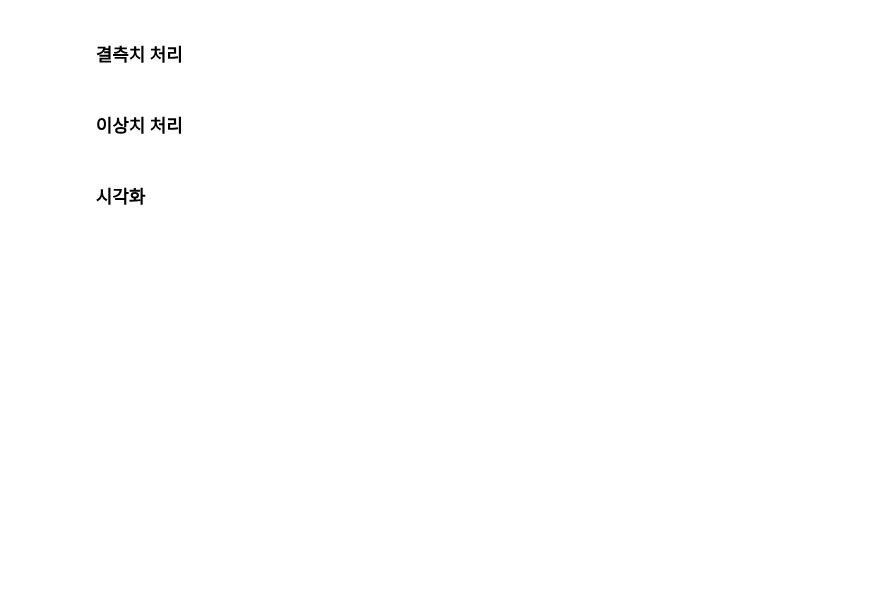
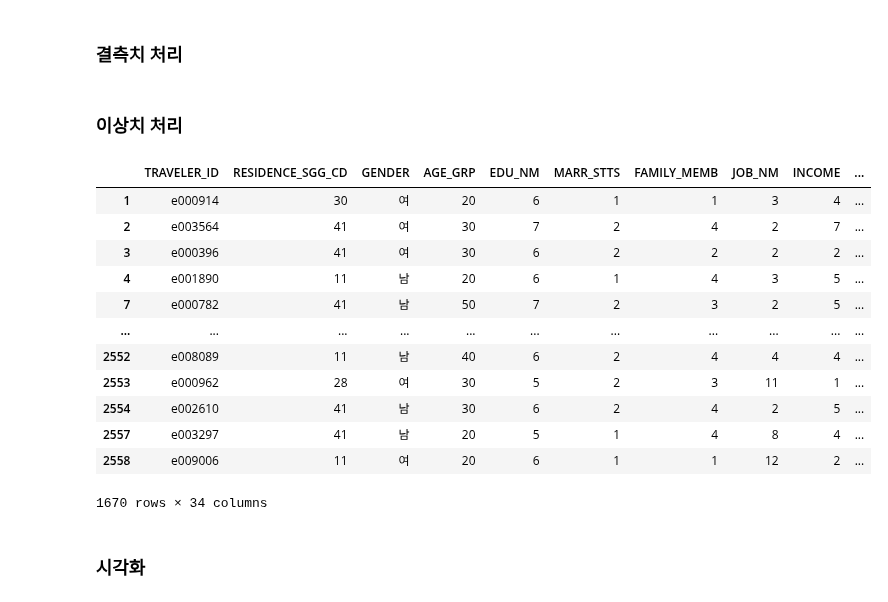
Before and after one commit to SKNetworks-AI19-250818/SKN19-mini-1Team, a Jupyter notebook: data_cleansing.ipynb, the cells around one changed output. Cells and saved outputs as stored; diff of their text form; code cells hidden in the pictures; blank space fills up the shorter version.

```diff
--- a/data_cleansing.ipynb
+++ b/data_cleansing.ipynb
@@ -77,6 +100,22 @@ def remove_outliers_iqr(dataframe, column):
 
 for col in numeric_cols:
     df = remove_outliers_iqr(df, col)
+# %%
+df
+# %% [output]
+|  | TRAVELER_ID | RESIDENCE_SGG_CD | GENDER | AGE_GRP | EDU_NM | MARR_STTS | FAMILY_MEMB | JOB_NM | INCOME | ... |
+| 1 | e000914 | 30 | 여 | 20 | 6 | 1 | 1 | 3 | 4 | ... |
+| 2 | e003564 | 41 | 여 | 30 | 7 | 2 | 4 | 2 | 7 | ... |
+| 3 | e000396 | 41 | 여 | 30 | 6 | 2 | 2 | 2 | 2 | ... |
+| 4 | e001890 | 11 | 남 | 20 | 6 | 1 | 4 | 3 | 5 | ... |
+| 7 | e000782 | 41 | 남 | 50 | 7 | 2 | 3 | 2 | 5 | ... |
+| ... | ... | ... | ... | ... | ... | ... | ... | ... | ... | ... |
+| 2552 | e008089 | 11 | 남 | 40 | 6 | 2 | 4 | 4 | 4 | ... |
+| 2553 | e000962 | 28 | 여 | 30 | 5 | 2 | 3 | 11 | 1 | ... |
+| 2554 | e002610 | 41 | 남 | 30 | 6 | 2 | 4 | 2 | 5 | ... |
+| 2557 | e003297 | 41 | 남 | 20 | 5 | 1 | 4 | 8 | 4 | ... |
+| 2558 | e009006 | 11 | 여 | 20 | 6 | 1 | 1 | 12 | 2 | ... |
+1670 rows × 34 columns
 # %% [markdown]
 ### 시각화
 # %%
```
Also changed, not shown: parts of 7 cells of this notebook, 1 other file.
